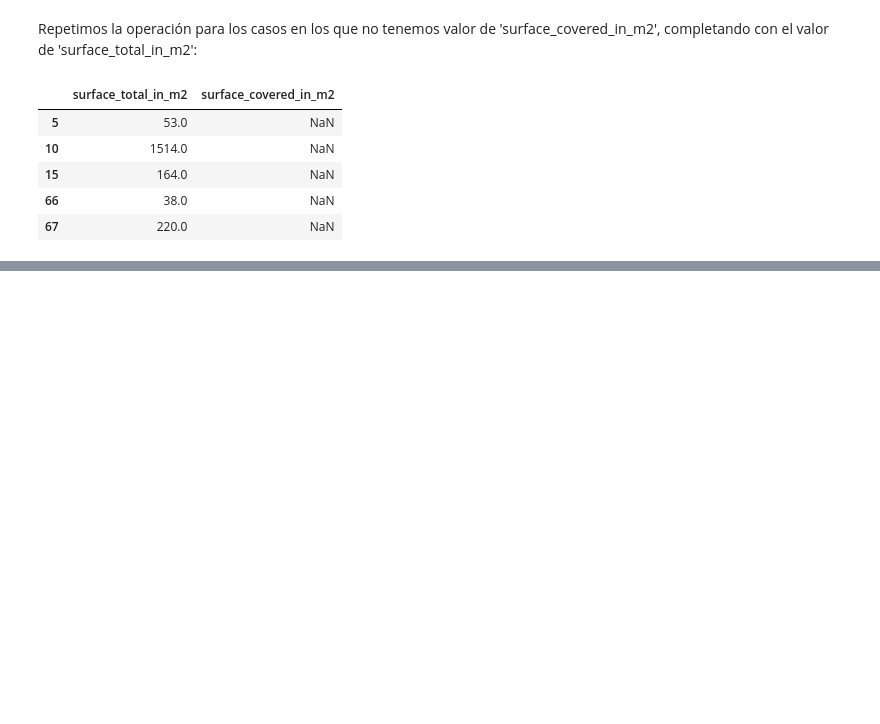
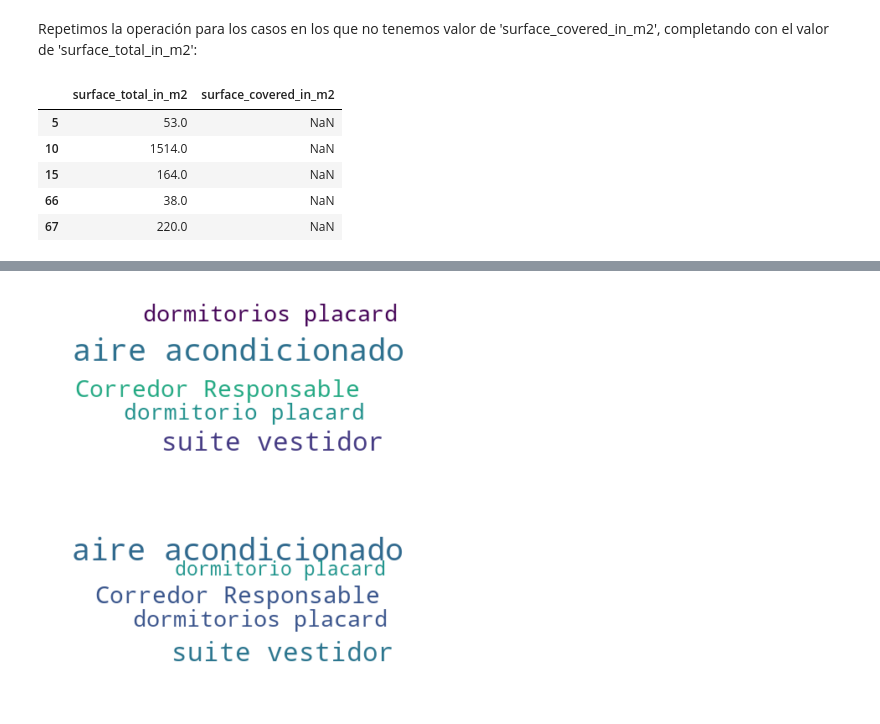
Before and after one commit to rgvillar/properati, a Jupyter notebook: Properati.ipynb, the cells around one changed output, grey strips where cells are left out. Cells and saved outputs as stored; diff of their text form; code cells hidden in the pictures; blank space fills up the shorter version.

```diff
--- a/Properati.ipynb
+++ b/Properati.ipynb
@@ -444,0 +289,7 @@ m
+# %%
+
+dfprop=dfprop.drop(dfprop.loc[(dfprop['price_usd_per_m2'].isna())&
+                                 (dfprop['price'].isna())&
+                                 (dfprop['surface_total_in_m2']==0)].index)
+
+dfprop.shape
@@ -444,0 +693,2 @@ m
+# %%
+dfprop=dfprop.loc[(~dfprop['price_usd_per_m2'].isna())]
@@ -444,0 +741,33 @@ m
+# %%
+# Start with one review:
+textprop=''
+for i in dfprop.sample(20000).index:
+    textprop+=str(dfprop.description[i])
+textprop
+
+#from stop_words import get_stop_words
+stop_words=get_stop_words('spanish')
+
+stop_words.append('cocina')
+stop_words.append('comedor')
+stop_words.append('living')
+stop_words.append('baño')
+stop_words.append('planta')
+stop_words.append('baja')
+stop_words.append('departamento')
+stop_words.append('ID')
+stop_words.append('MLS')
+stop_words.append('bajo')
+stop_words.append('mesada')
+stop_words.append('dos')
+stop_words.append('dos')
+
+# lower max_font_size, change the maximum number of word and lighten the background:
+wordcloud = WordCloud(max_font_size=50, max_words=5, background_color="white",stopwords=stop_words).generate(textprop)
+plt.figure()
+plt.imshow(wordcloud, interpolation="bilinear")
+plt.axis("off")
+plt.show()
+# %% [output]
+[figure, added]
+[figure, added]
```
Also changed, not shown: parts of 59 cells of this notebook.
